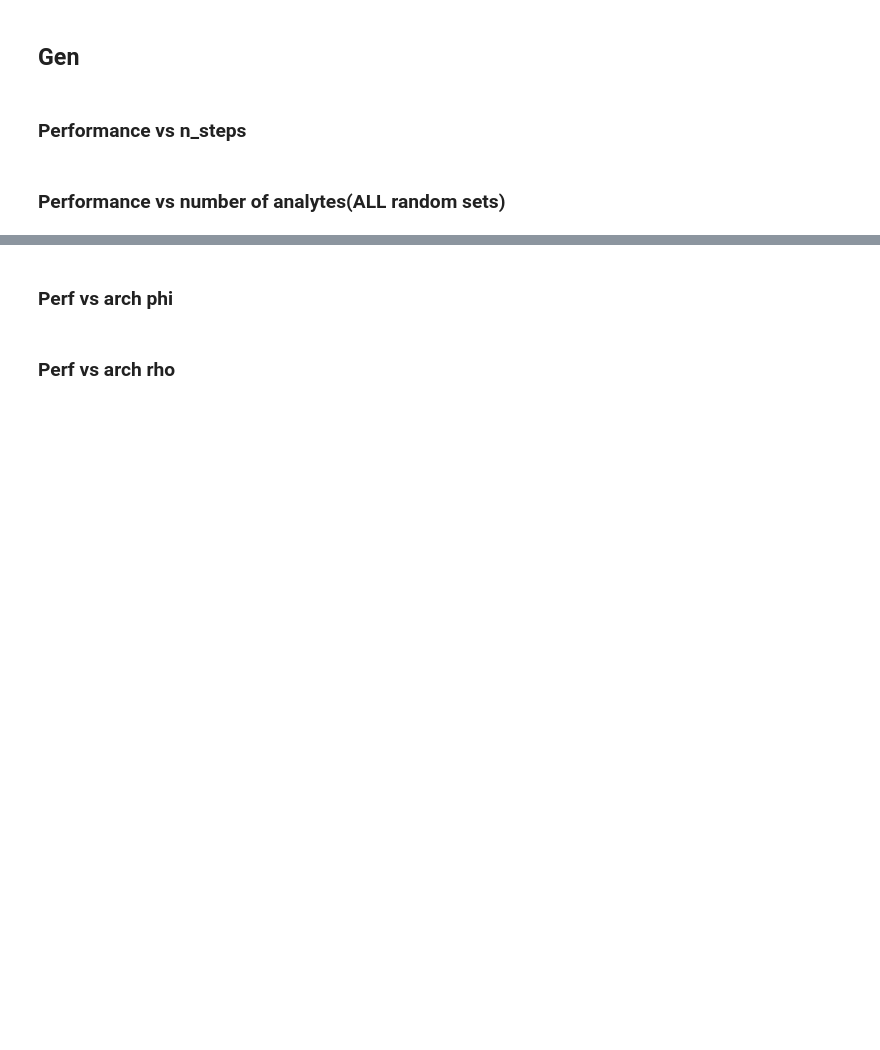
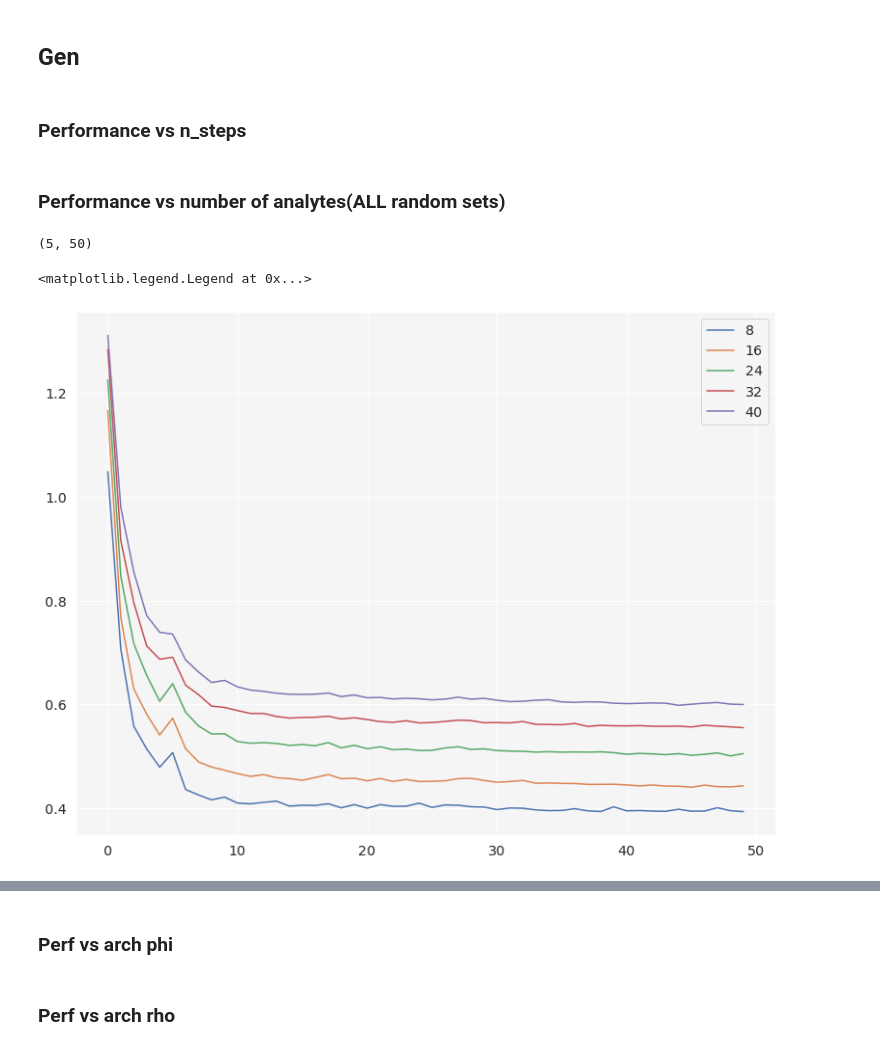
Before and after one commit to StefanBogdan/RL_liquid_chromatography, a Jupyter notebook: code/Results.ipynb, the cells around one changed output, grey strips where cells are left out. Saved outputs shown, nothing was run; the diff lists cells and outputs as text; code cells hidden in the pictures; blank space fills up the shorter version.

```diff
--- a/code/Results.ipynb
+++ b/code/Results.ipynb
@@ -350,7 +367,7 @@ for i in range(3):
     plt.plot(np.linspace(0, 25000, 50),D[i][0,0], color="g", label="nr_steps: 1")
     plt.plot(np.linspace(0, 25000, 50),D[i][4,0], color="b", label="nr_steps: 5")
     plt.plot(np.linspace(0, 25000, 50),D[i][9,0], color="r", label="nr_steps: 10")
-    plt.xlabel("Number of episodes")
+    plt.xlabel("Number of iterations")
     plt.ylabel("Loss")
     plt.ylim((0, 1.8))
     plt.title(titles[i], fontsize=14)
@@ -367,24 +385,59 @@ data_perf_nr_a_100 = np.load("../results/general_perf_vs_nr_analytes_losses_100.
 # %%
 Data_100  = []
-for i in range(5):
+for i in range(30):
     Data_100.append([])
-    for j in range(30):
+    for j in range(5):
         Data_100[i].append(average_over_equal_intervals(data_perf_nr_a_100[i,j], 500))
 Data_100 = np.array(Data_100)
 
+Data_100_t  = []
+for i in range(30):
+    Data_100_t.append([])
+    for j in range(5):
+        Data_100_t[i].append(average_over_equal_intervals(data_perf_nr_a_t_100[i,j], 500))
+Data_100_t = np.array(Data_100_t)
+
 Data_50_50  = []
-for i in range(5):
+for i in range(30):
     Data_50_50.append([])
-    for j in range(30):
+    for j in range(5):
         Data_50_50[i].append(average_over_equal_intervals(data_perf_nr_a_50_50[i,j], 500))
 Data_50_50 = np.array(Data_50_50)
 
 Data_50_50_t  = []
-for i in range(5):
+for i in range(30):
     Data_50_50_t.append([])
-    for j in range(30):
+    for j in range(5):
         Data_50_50_t[i].append(average_over_equal_intervals(data_perf_nr_a_t_50_50[i,j], 500))
 Data_50_50_t = np.array(Data_50_50_t)
+# %%
+np.median(Data_50_50_t, 0).shape
+# %% [output]
+(5, 50)
+# %%
+p1 = np.linspace(0, test_exp.final_position,8 + 1)[1:]
+p2 = np.linspace(0, test_exp.final_position,16 + 1)[1:]
+p3 = np.linspace(0, test_exp.final_position,24 + 1)[1:]
+p4 = np.linspace(0, test_exp.final_position,32 + 1)[1:]
+p5 = np.linspace(0, test_exp.final_position,40 + 1)[1:]
+
+over = [0, 1, 2, 3, 4]
+
+over[0] = overlap_error(p1, p1*np.sqrt(0.001))
+over[1] = overlap_error(p2, p2*np.sqrt(0.001))
+over[2] = overlap_error(p3, p3*np.sqrt(0.001))
+over[3] = overlap_error(p4, p4*np.sqrt(0.001))
+over[4] = overlap_error(p5, p5*np.sqrt(0.001))
+func = np.median
+plt.plot(func(Data_50_50_t, 0)[0] + overlap_error(p1, p1*np.sqrt(0.001)), label='8')
+plt.plot(func(Data_50_50_t, 0)[1] + overlap_error(p2, p2*np.sqrt(0.001)), label='16')
+plt.plot(func(Data_50_50_t, 0)[2] + overlap_error(p3, p3*np.sqrt(0.001)), label='24')
+plt.plot(func(Data_50_50_t, 0)[3] + overlap_error(p4, p4*np.sqrt(0.001)), label='32')
+plt.plot(func(Data_50_50_t, 0)[4] + overlap_error(p5, p5*np.sqrt(0.001)), label='40')
+plt.legend()
+# %% [output]
+<matplotlib.legend.Legend at 0x...>
+[figure, added]
 # %%
 from matplotlib import gridspec
 sns.set(style="whitegrid")
```
Also changed, not shown: parts of 31 cells of this notebook, 3 other files.
